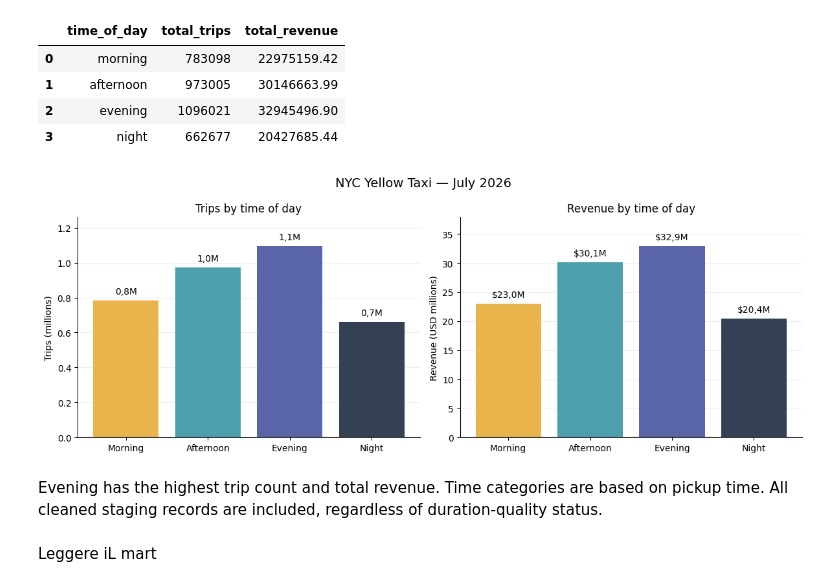
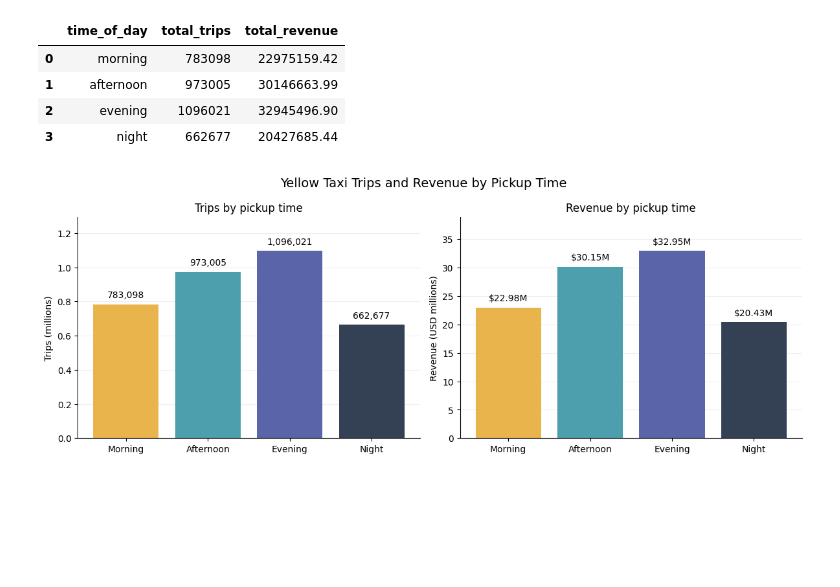
Before and after one commit to Homeyra-mhm/duckdb-dbt-challenge, a Jupyter notebook: notebooks/results_analysis.ipynb, the cells around one changed output. Cells and saved outputs as stored; diff of their text form; code cells hidden in the pictures; blank space fills up the shorter version.

```diff
--- a/notebooks/results_analysis.ipynb
+++ b/notebooks/results_analysis.ipynb
@@ -48,76 +51,49 @@ time_of_day
 | 2 | evening | 1096021 | 32945496.90 |
 | 3 | night | 662677 | 20427685.44 |
 # %%
-from matplotlib.ticker import FuncFormatter
+time_labels = time_of_day["time_of_day"].str.title()
+time_colors = ["#E9B44C", "#4E9FAD", "#5965A8", "#344054"]
 
-labels = time_of_day["time_of_day"].str.title()
-colors = ["#E9B44C", "#4E9FAD", "#5965A8", "#344054"]
-
-fig, axes = plt.subplots(1, 2, figsize=(12, 4.5))
-
-axes[0].bar(labels, time_of_day["total_trips"], color=colors)
-axes[0].set_title("Trips by time of day")
+fig, axes = plt.subplots(1, 2, figsize=(12, 4.8))
+axes[0].bar(time_labels, time_of_day["total_trips"], color=time_colors)
+axes[0].set_title("Trips by pickup time")
 axes[0].set_ylabel("Trips (millions)")
 axes[0].yaxis.set_major_formatter(
     FuncFormatter(lambda value, _: f"{value / 1_000_000:.1f}")
 )
+axes[0].bar_label(
+    axes[0].containers[0],
+    labels=[f"{value:,.0f}" for value in time_of_day["total_trips"]],
+    padding=5,
+    fontsize=10,
+)
 
-axes[1].bar(labels, time_of_day["total_revenue"], color=colors)
-axes[1].set_title("Revenue by time of day")
+axes[1].bar(time_labels, time_of_day["total_revenue"], color=time_colors)
+axes[1].set_title("Revenue by pickup time")
 axes[1].set_ylabel("Revenue (USD millions)")
 axes[1].yaxis.set_major_formatter(
     FuncFormatter(lambda value, _: f"{value / 1_000_000:.0f}")
+)
+axes[1].bar_label(
+    axes[1].containers[0],
+    labels=[f"${value / 1_000_000:.2f}M" for value in time_of_day["total_revenue"]],
+    padding=5,
+    fontsize=10,
 )
 
 for ax in axes:
     ax.set_axisbelow(True)
     ax.grid(axis="y", alpha=0.2)
     ax.spines[["top", "right"]].set_visible(False)
+    ax.margins(y=0.18)
 
-fig.suptitle("July 2026 Trips vs Revenue", fontsize=14)
+fig.suptitle("Yellow Taxi Trips and Revenue by Pickup Time", fontsize=14)
 
-axes[0].bar_label(
-    axes[0].containers[0],
-    labels=[
-        f"{value / 1_000_000:.1f}M".replace(".", ",")
-        for value in time_of_day["total_trips"]
-    ],
-    padding=5,
-    fontsize=10,
+fig.tight_layout(rect=[0, 0.06, 1, 1])
+fig.savefig(
+    output_dir / "trips_and_revenue_by_time_of_day.png", dpi=180, bbox_inches="tight"
 )
-
-axes[1].bar_label(
-    axes[1].containers[0],
-    labels=[
-        f"${value / 1_000_000:.1f}M".replace(".", ",")
-        for value in time_of_day["total_revenue"]
-    ],
-    padding=5,
-    fontsize=10,
-)
-
-# Leave room above the bars for the labels.
-for ax in axes:
-    ax.margins(y=0.15)
-
-fig.tight_layout()
-
-# Save the figure for inclusion in the README.
-output_dir = project_root / "docs" / "images"
-output_dir.mkdir(parents=True, exist_ok=True)
-
-fig.savefig(
-    output_dir / "trips_and_revenue_by_time_of_day.png",
-    dpi=180,
-    bbox_inches="tight",
-)
-
 plt.show()
+plt.close(fig)
 # %% [output]
-[figure, old version]
+[figure, new version]
-# %% [markdown]
-Evening has the highest trip count and total revenue.
-Time categories are based on pickup time. All cleaned staging
-records are included, regardless of duration-quality status.
-# %% [markdown]
-Leggere iL mart
```
Also changed, not shown: parts of 21 cells of this notebook, 23 other files.
